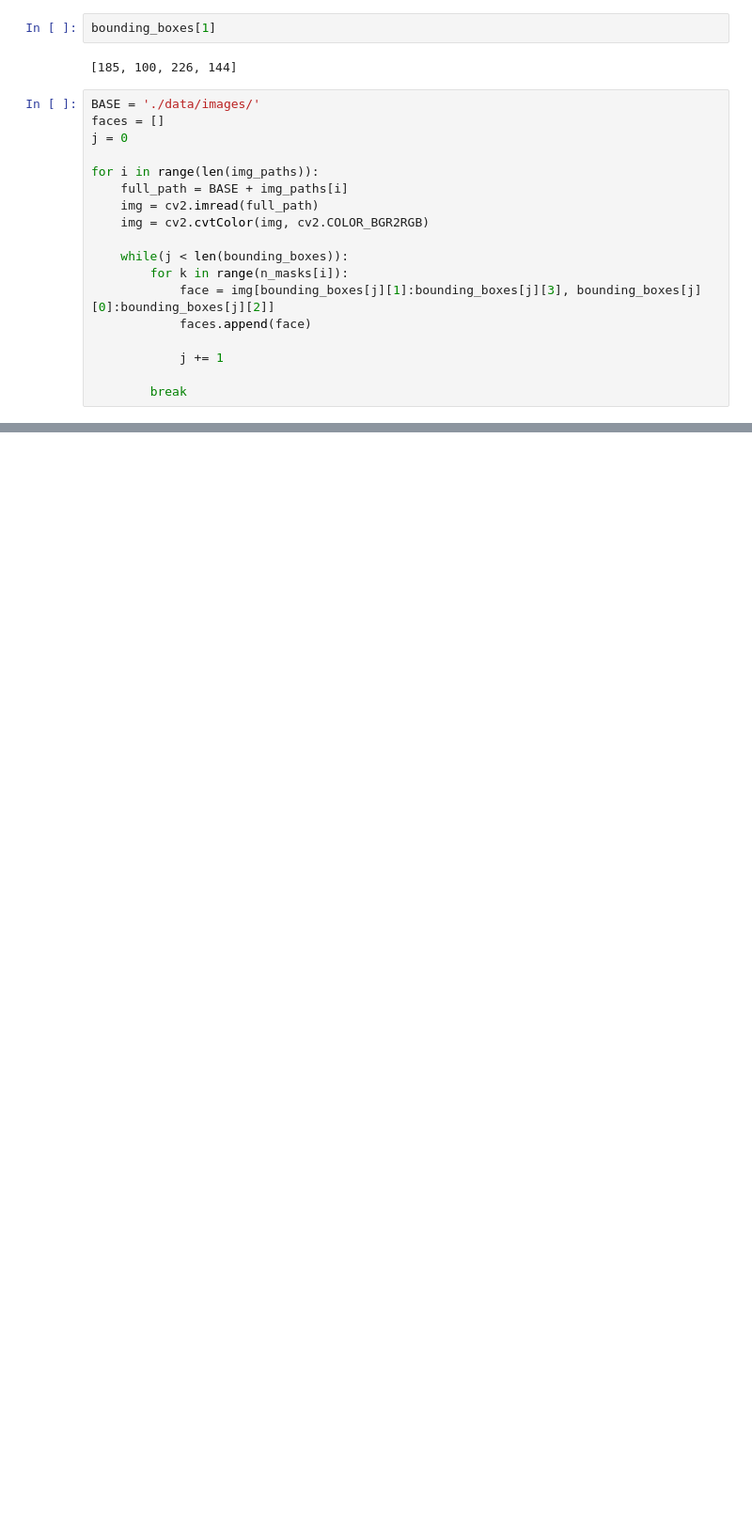
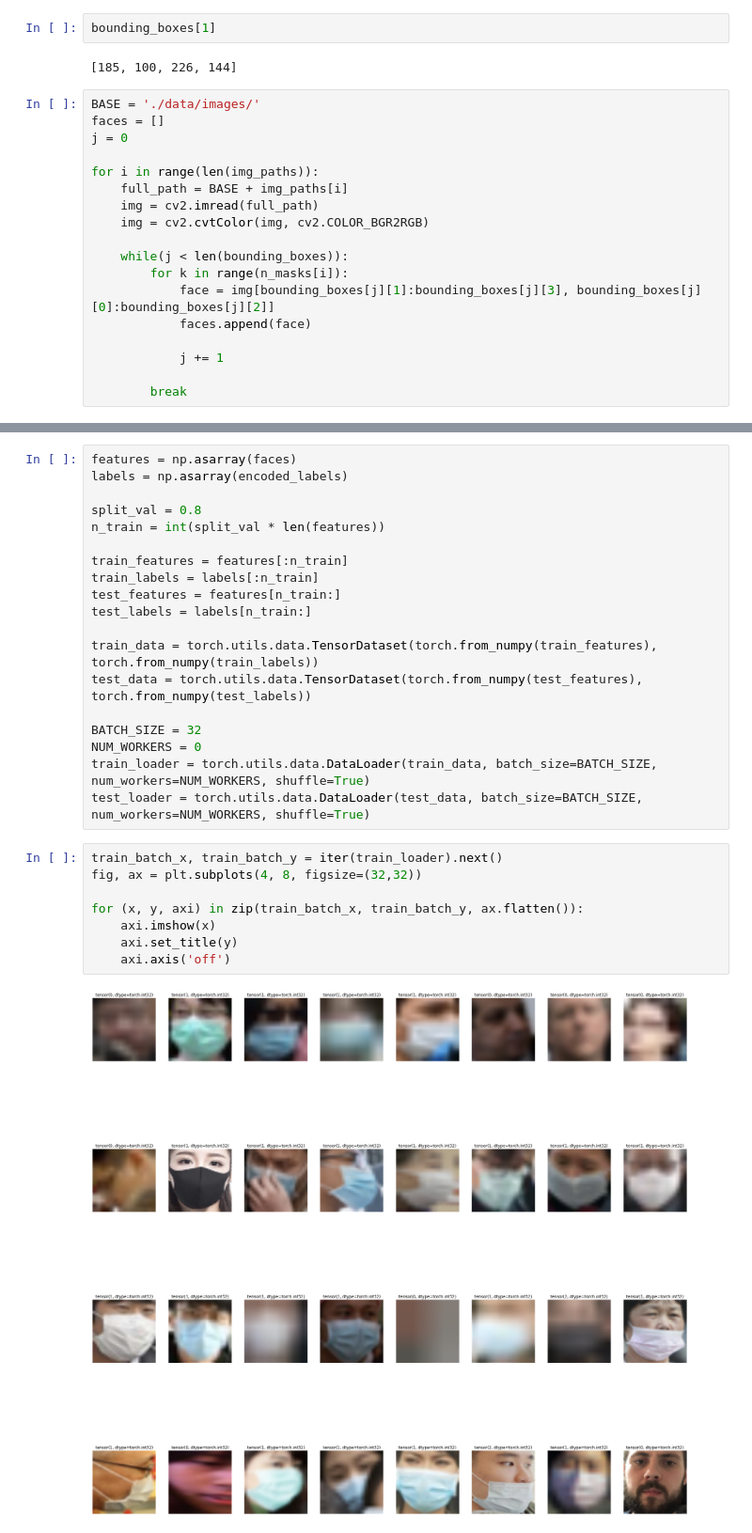
Before and after one commit to archeltaneka/face-mask-detection, a Jupyter notebook: face_mask_detection_playground.ipynb, the cells around one changed output, grey strips where cells are left out. Shown at 94% size. Drawn from its saved outputs; the diff is of its cells as text; blank space fills up the shorter version.

```diff
--- a/face_mask_detection_playground.ipynb
+++ b/face_mask_detection_playground.ipynb
@@ -75,0 +90,29 @@ plt.show()
+# %%
+features = np.asarray(faces)
+labels = np.asarray(encoded_labels)
+
+split_val = 0.8
+n_train = int(split_val * len(features))
+
+train_features = features[:n_train]
+train_labels = labels[:n_train]
+test_features = features[n_train:]
+test_labels = labels[n_train:]
+
+train_data = torch.utils.data.TensorDataset(torch.from_numpy(train_features), torch.from_numpy(train_labels))
+test_data = torch.utils.data.TensorDataset(torch.from_numpy(test_features), torch.from_numpy(test_labels))
+
+BATCH_SIZE = 32
+NUM_WORKERS = 0
+train_loader = torch.utils.data.DataLoader(train_data, batch_size=BATCH_SIZE, num_workers=NUM_WORKERS, shuffle=True)
+test_loader = torch.utils.data.DataLoader(test_data, batch_size=BATCH_SIZE, num_workers=NUM_WORKERS, shuffle=True)
+# %%
+train_batch_x, train_batch_y = iter(train_loader).next()
+fig, ax = plt.subplots(4, 8, figsize=(32,32))
+
+for (x, y, axi) in zip(train_batch_x, train_batch_y, ax.flatten()):
+    axi.imshow(x)
+    axi.set_title(y)
+    axi.axis('off')
+# %% [output]
+[figure, added]
```
Also changed, not shown: parts of 2 cells of this notebook.
